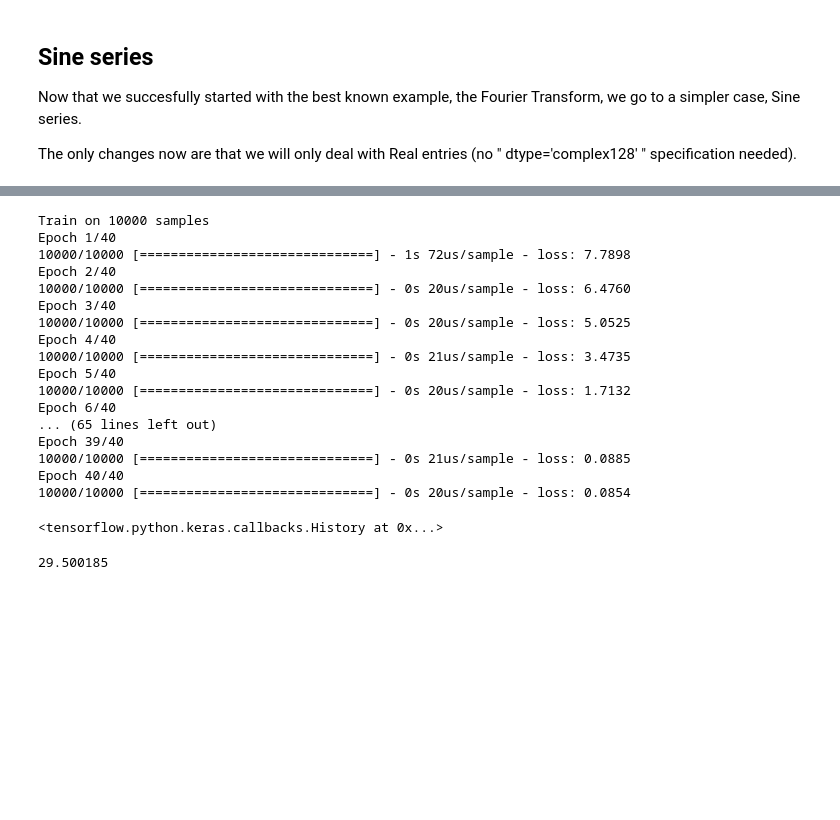
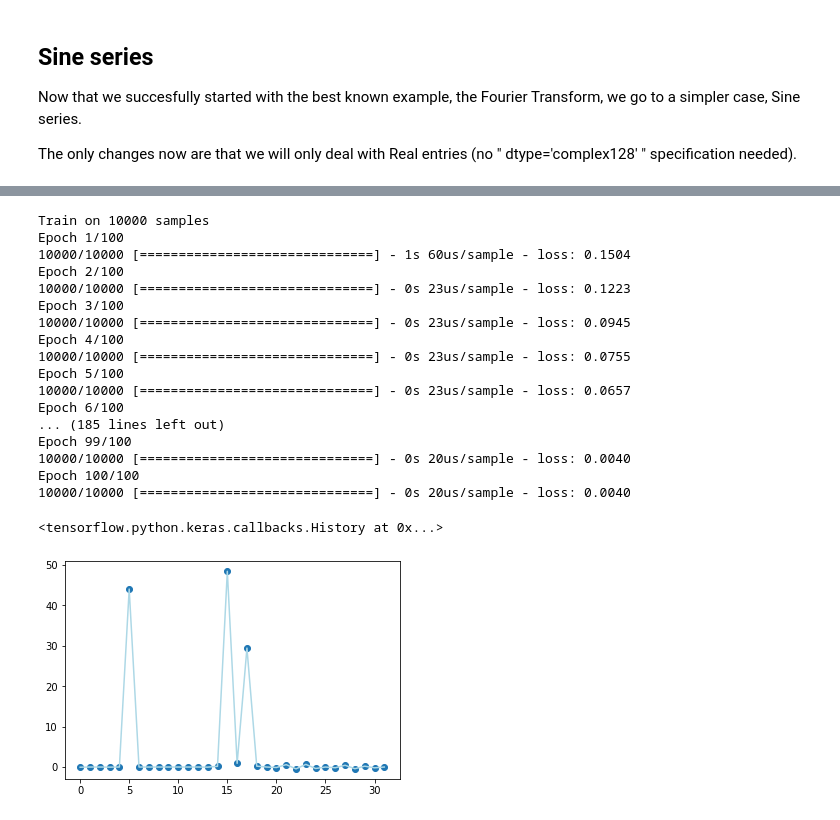
Before and after one commit to VCCA17/Waves-decomposition, a Jupyter notebook: ml_waves.ipynb, the cells around one changed output, grey strips where cells are left out. Drawn from its saved outputs; the diff is of its cells as text; code cells hidden in the pictures; blank space fills up the shorter version.

```diff
--- a/ml_waves.ipynb
+++ b/ml_waves.ipynb
@@ -133,31 +174,23 @@ Epoch 40/40
 # %%
 model = keras.Sequential([layers.Dense(N, input_dim=N, use_bias=True)])
 model.compile(loss='mean_squared_logarithmic_error', optimizer='adam')
-model.fit(sine, st, epochs=40, batch_size=100)
+model.fit(bessel, ht, epochs=100, batch_size=100)
 # %% [output]
 Train on 10000 samples
-Epoch 1/40
-10000/10000 [==============================] - 1s 72us/sample - loss: 7.7898
-Epoch 2/40
-10000/10000 [==============================] - 0s 20us/sample - loss: 6.4760
-Epoch 3/40
-10000/10000 [==============================] - 0s 20us/sample - loss: 5.0525
-Epoch 4/40
-10000/10000 [==============================] - 0s 21us/sample - loss: 3.4735
-Epoch 5/40
-10000/10000 [==============================] - 0s 20us/sample - loss: 1.7132
-Epoch 6/40
-... (65 lines left out)
-Epoch 39/40
-10000/10000 [==============================] - 0s 21us/sample - loss: 0.0885
-Epoch 40/40
-10000/10000 [==============================] - 0s 20us/sample - loss: 0.0854
+Epoch 1/100
+10000/10000 [==============================] - 1s 60us/sample - loss: 0.1504
+Epoch 2/100
+10000/10000 [==============================] - 0s 23us/sample - loss: 0.1223
+Epoch 3/100
+10000/10000 [==============================] - 0s 23us/sample - loss: 0.0945
+Epoch 4/100
+10000/10000 [==============================] - 0s 23us/sample - loss: 0.0755
+Epoch 5/100
+10000/10000 [==============================] - 0s 23us/sample - loss: 0.0657
+Epoch 6/100
+... (185 lines left out)
+Epoch 99/100
+10000/10000 [==============================] - 0s 20us/sample - loss: 0.0040
+Epoch 100/100
+10000/10000 [==============================] - 0s 20us/sample - loss: 0.0040
 <tensorflow.python.keras.callbacks.History at 0x...>
-# %%
-cosseno=[30*np.sin(9*np.pi*x/N) for x in pos]
-
-cossena=np.array([cosseno])
-pred=model.predict(cossena)
-max(pred[0])
-# %% [output]
-29.500185
@@ -164 +205,7 @@ max(pred[0])
+# %%
+plt.scatter(x,pred[0])
+plt.plot(pred[0],"lightblue")
+plt.show;
+# %% [output]
+[figure, added]
 # %%
```
Also changed, not shown: parts of 17 cells of this notebook.
